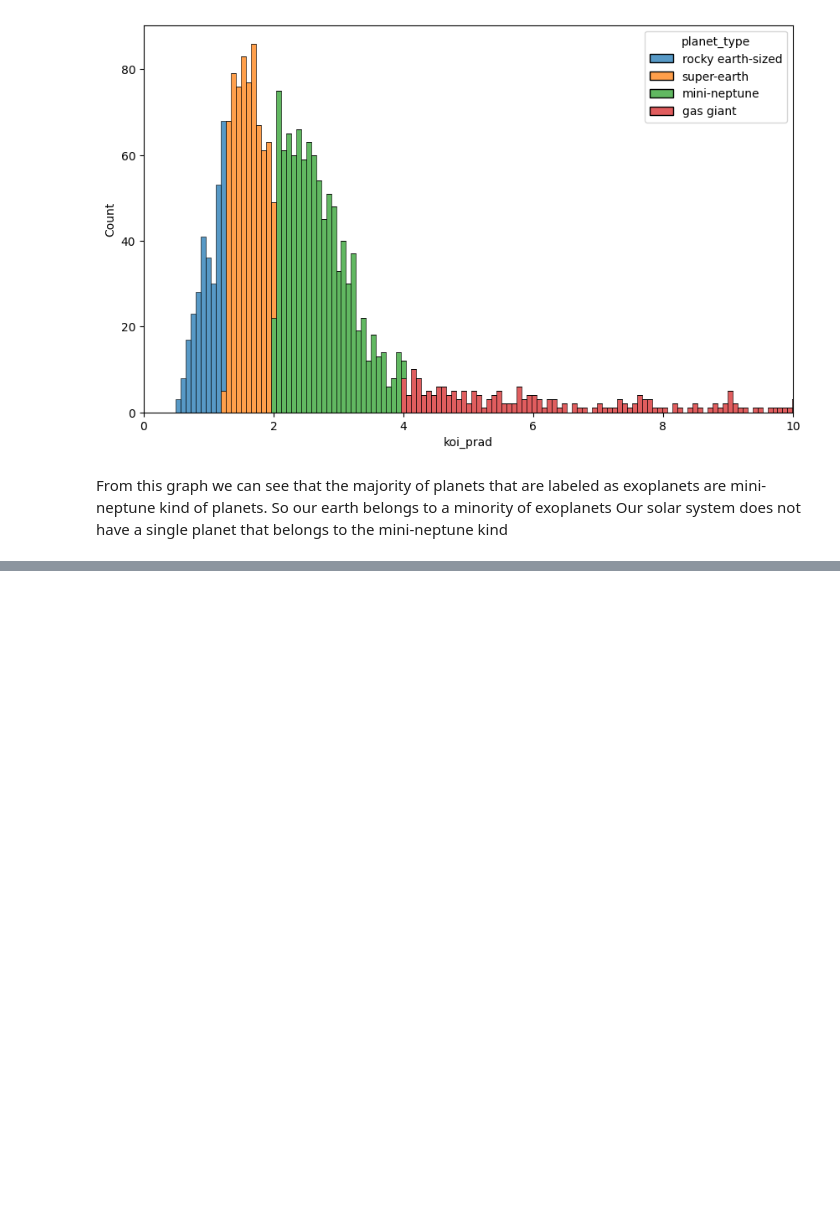
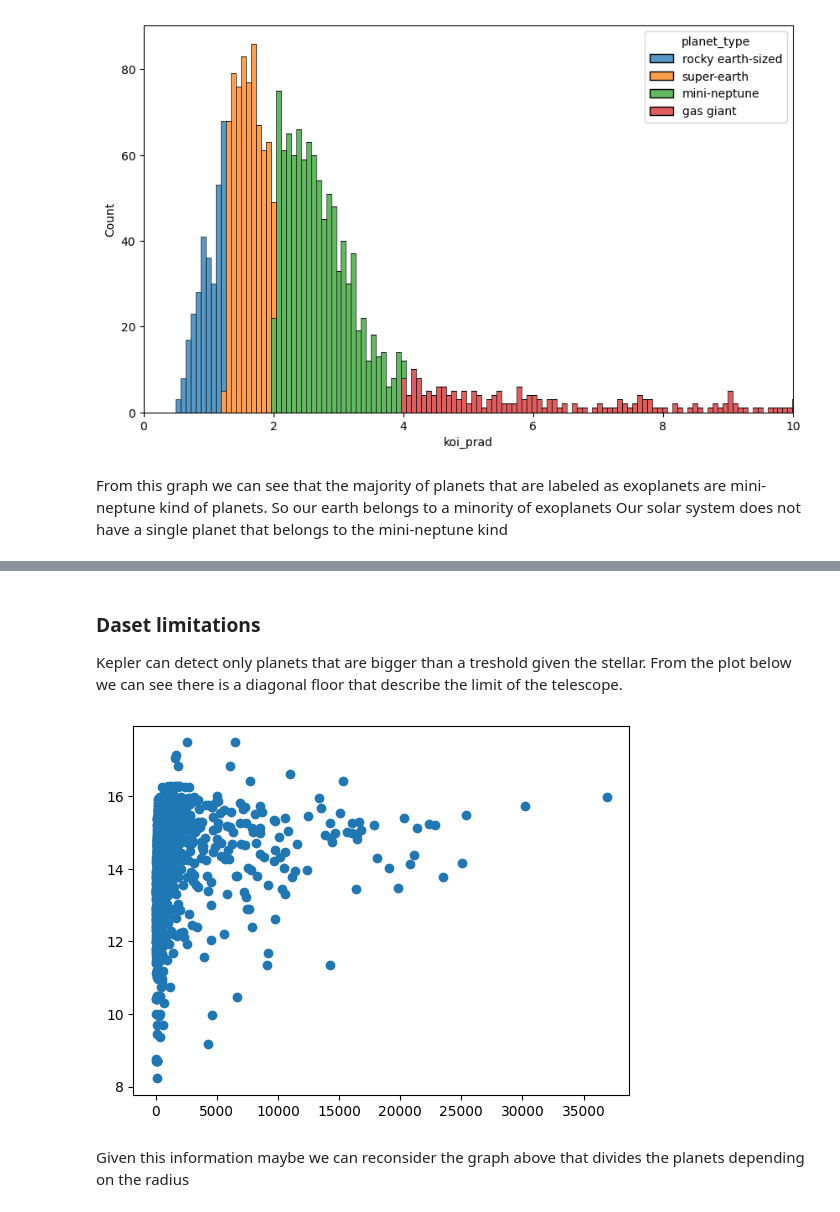
Before and after one commit to LeoStefa02/AppliedStatisticProject, a Jupyter notebook: AS_Project.ipynb, the cells around one changed output, grey strips where cells are left out. Drawn from its saved outputs; the diff is of its cells as text; code cells hidden in the pictures; blank space fills up the shorter version.

```diff
--- a/AS_Project.ipynb
+++ b/AS_Project.ipynb
@@ -666,0 +680,10 @@ Name: count, dtype: int64
+# %% [markdown]
+### Daset limitations
+Kepler can detect only planets that are bigger than a treshold given the stellar. From the plot below we can see there is a diagonal floor that describe the limit of the telescope.
+# %%
+plt.scatter(exoplanets['koi_depth'], exoplanets['koi_kepmag'])
+plt.show()
+# %% [output]
+[figure, added]
+# %% [markdown]
+Given this information maybe we can reconsider the graph above that divides the planets depending on the radius
```
Also changed, not shown: parts of 4 cells of this notebook.
